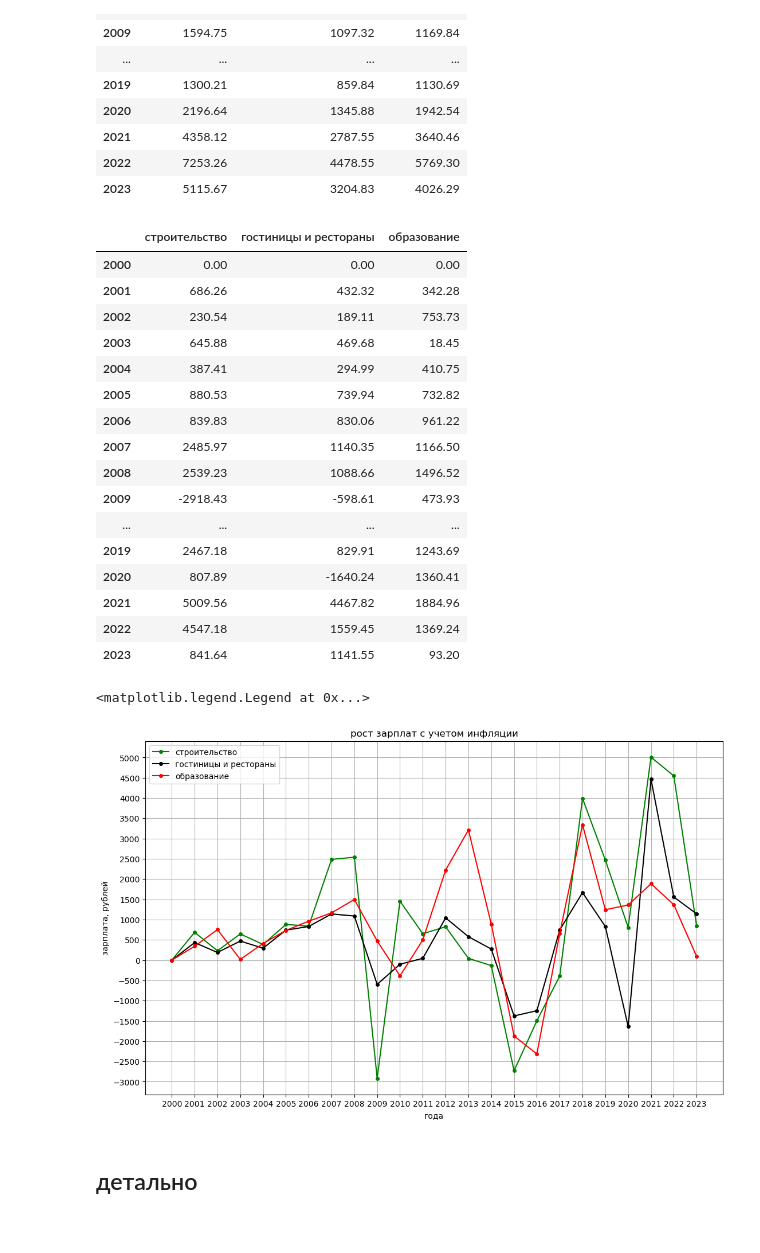
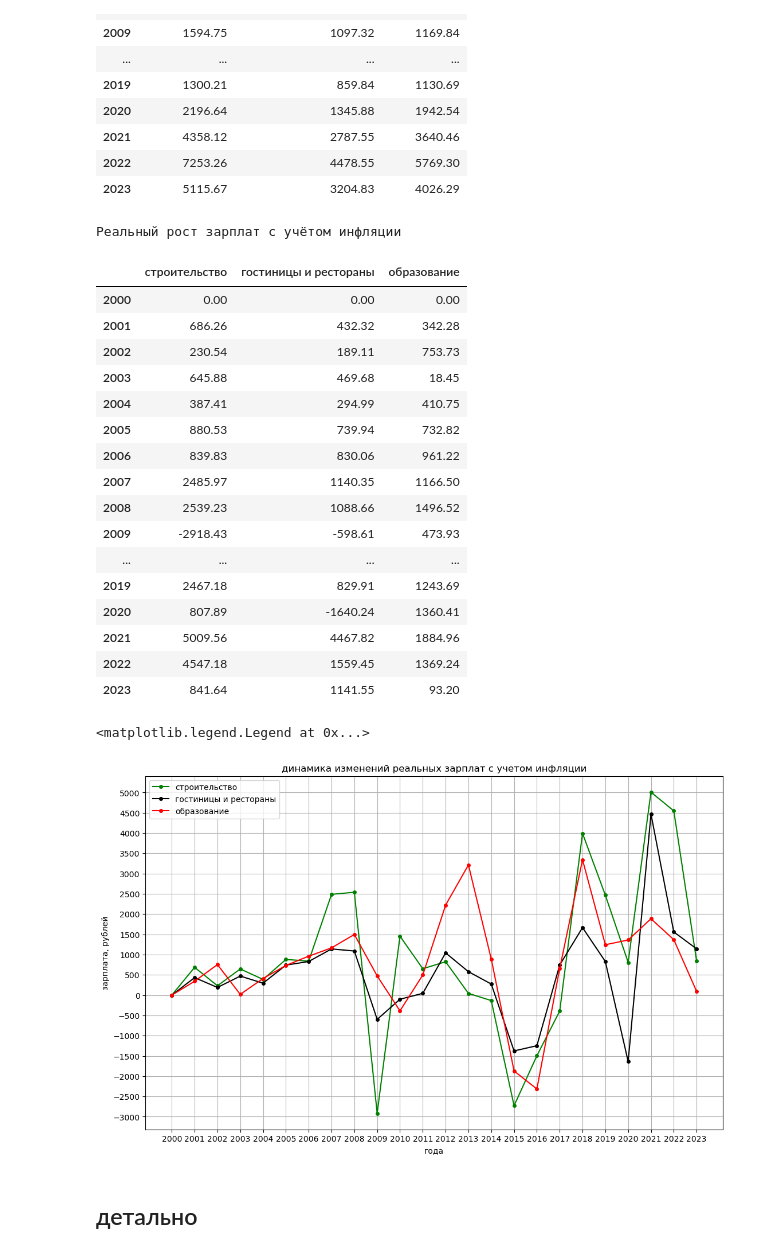
Before and after one commit to gosha22008/final_project_start_in_ds, a Jupyter notebook: test_analizys.ipynb, the cells around one changed output. Cells and saved outputs as stored; diff of their text form; code cells hidden in the pictures.

```diff
--- a/test_analizys.ipynb
+++ b/test_analizys.ipynb
@@ -191,8 +200,10 @@ salar_inf.T
 # %%
 # рост зарплат с поправкой на инфляцию
 salary_growth_with_inflation = salary_growth.sub(salar_inf.shift(axis=1), axis=1, fill_value=0)
+print('Реальный рост зарплат с учётом инфляции')
 salary_growth_with_inflation.T
 # %% [output]
+Реальный рост зарплат с учётом инфляции
 |  | строительство | гостиницы и рестораны | образование |
 | 2000 | 0.00 | 0.00 | 0.00 |
 | 2001 | 686.26 | 432.32 | 342.28 |
@@ -213,19 +224,19 @@ salary_growth_with_inflation.T
 # %%
 # график роста зарплат с учетом инфляции
 plt.figure(figsize=[13,8])
 # plt.axhline(y=0, color='blue', linestyle='--')
 plt.yticks(np.arange(-3000, 5100, step=500))
 plt.grid()
 plt.plot(salary_growth_with_inflation.columns, salary_growth_with_inflation.iloc[0].values, color='green', marker='.', markersize=8)
 plt.plot(salary_growth_with_inflation.columns, salary_growth_with_inflation.iloc[1].values, color='black', marker='.', markersize=8)
 plt.plot(salary_growth_with_inflation.columns, salary_growth_with_inflation.iloc[2].values, color='red', marker='.', markersize=8)
-plt.title('рост зарплат с учетом инфляции')
+plt.title('динамика изменений реальных зарплат с учетом инфляции')
 plt.xlabel('года')
 plt.ylabel('зарплата, рублей')
 plt.legend(['строительство','гостиницы и рестораны','образование'])
 # %% [output]
 <matplotlib.legend.Legend at 0x...>
-[figure, old version]
+[figure, new version]
 # %% [markdown]
 ## детально
 # %%
```
Also changed, not shown: parts of 9 cells of this notebook, 1 other file.
